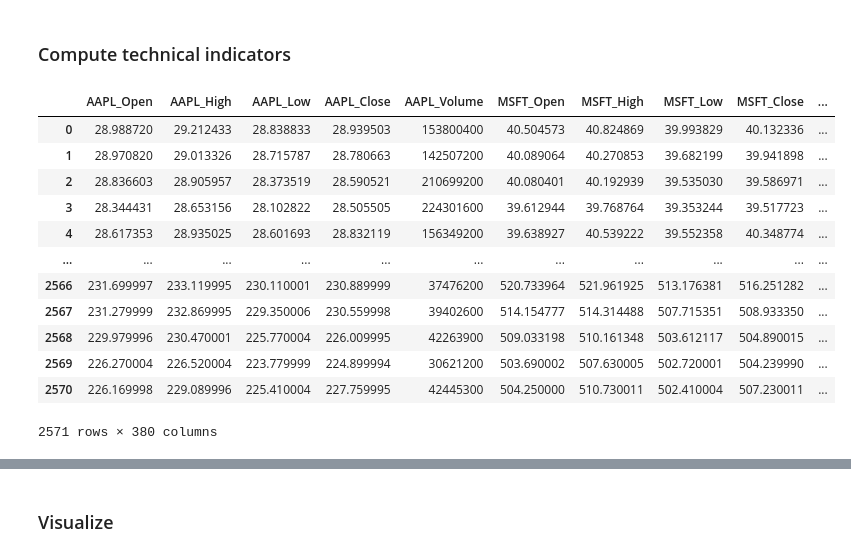
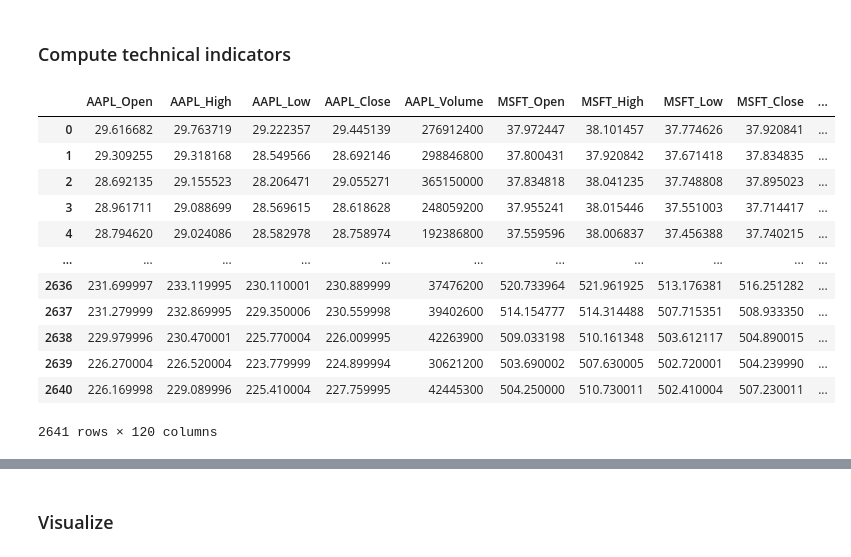
Before and after one commit to brien60/Stock-LSTM, a Jupyter notebook: lstm.ipynb, the cells around one changed output, grey strips where cells are left out. Saved outputs shown, nothing was run; the diff lists cells and outputs as text; code cells hidden in the pictures.

```diff
--- a/lstm.ipynb
+++ b/lstm.ipynb
@@ -23,21 +23,21 @@ from ta.trend import EMAIndicator, MACD
 from ta.volatility import AverageTrueRange
 
 import yfinance as yf
-
+from torch.utils.tensorboard import SummaryWriter
 
 config = {
     "yfinance": {
         "symbol": "AAPL",
-        "symbols":  [
-            "AAPL", "MSFT", "GOOG", "AMZN", "META", "NVDA",
-            "QCOM", "INTC", "AMD", "TSLA", "SONY", "SPY",
-            "XLK", "CRM", "ORCL", "ADBE", "IBM", "TXN", "AMAT"
+        "symbols": [
+            "AAPL", "MSFT", "GOOG", "AMZN",
+            "META", "NVDA", "SPY", "XLK",
+            "TSLA", "CRM", "ADBE", "QCOM"
         ],
         "period": "10y",
         "interval": "1d",
     },
     "data": {
-        "window_size": 20, # use information from past 20 days to predict
+        "window_size": 90,
         "train_split_size": 0.70,
         "val_split_size": 0.15,
         "test_split_size": 0.15,
@@ -53,16 +53,15 @@ config = {
         "color_pred_test": "#FF4136",
     },
     "model": {
-        "input_size": 21,
-        "num_lstm_layers": 3,
+        "num_lstm_layers": 2,
         "lstm_size": 64, # hidden state dimensionality
         "dropout": 0.3,
     },
     "training": {
         "device": "cuda" if torch.cuda.is_available() else "cpu",
-        "batch_size": 64,
+        "batch_size": 128,
         "num_epoch": 100,
-        "learning_rate": 1e-3,
+        "learning_rate": 5e-4,
         "weight_decay": 1e-2,
         "scheduler_step_size": 40,
     }
@@ -72,7 +71,7 @@ data_list = []
 
 for symbol in config["yfinance"]["symbols"]:
     ticker = yf.Ticker(symbol)
-    df = ticker.history(start="2015-01-01", auto_adjust=True, actions=False)
+    df = ticker.history(start="2015-01-01", interval=config["yfinance"]["interval"], auto_adjust=True, actions=False)
     df = df.add_prefix(f"{symbol}_")
     data_list.append(df)
 
@@ -121,46 +120,49 @@ df
 # %%
 all_indicators = []
 
 for symbol in config["yfinance"]["symbols"]:
     df_ind = pd.DataFrame(index=combined_df.index)
     close = combined_df[f"{symbol}_Close"]
+    high = combined_df[f"{symbol}_High"]
+    low = combined_df[f"{symbol}_Low"]
+    volume = combined_df[f"{symbol}_Volume"]
 
-    df_ind[f"{symbol}_SMA_10"] = close.rolling(window=10).mean()
-    df_ind[f"{symbol}_EMA_20"] = EMAIndicator(close, window=20).ema_indicator()
+    # Price-based indicators
+    df_ind[f"{symbol}_Return"] = close.pct_change() # daily returns
 
+    # Momentum indicators
     macd = MACD(close)
     df_ind[f"{symbol}_MACD_diff"] = macd.macd_diff()
-
     df_ind[f"{symbol}_RSI_14"] = RSIIndicator(close, window=14).rsi()
 
-    df_ind[f"{symbol}_ATR_14"] = AverageTrueRange(
-        high=combined_df[f"{symbol}_High"],
-        low=combined_df[f"{symbol}_Low"],
-        close=combined_df[f"{symbol}_Close"],
-        window=14).average_true_range()
+    # Volatility
+    df_ind[f"{symbol}_ATR_14"] = AverageTrueRange(high, low, close, window=14).average_true_range()
+
+    # Volume
+    df_ind[f"{symbol}_Volume"] = volume
 
     all_indicators.append(df_ind)
 
 # Concatenate all indicator columns at once
 indicators_df = pd.concat(all_indicators, axis=1)
 combined_df = pd.concat([combined_df, indicators_df], axis=1)
 
 combined_df = combined_df.iloc[35:].reset_index(drop=True)
 combined_df
 # %% [output]
 |  | AAPL_Open | AAPL_High | AAPL_Low | AAPL_Close | AAPL_Volume | MSFT_Open | MSFT_High | MSFT_Low | MSFT_Close | ... |
-| 0 | 28.988720 | 29.212433 | 28.838833 | 28.939503 | 153800400 | 40.504573 | 40.824869 | 39.993829 | 40.132336 | ... |
-| 1 | 28.970820 | 29.013326 | 28.715787 | 28.780663 | 142507200 | 40.089064 | 40.270853 | 39.682199 | 39.941898 | ... |
-| 2 | 28.836603 | 28.905957 | 28.373519 | 28.590521 | 210699200 | 40.080401 | 40.192939 | 39.535030 | 39.586971 | ... |
-| 3 | 28.344431 | 28.653156 | 28.102822 | 28.505505 | 224301600 | 39.612944 | 39.768764 | 39.353244 | 39.517723 | ... |
-| 4 | 28.617353 | 28.935025 | 28.601693 | 28.832119 | 156349200 | 39.638927 | 40.539222 | 39.552358 | 40.348774 | ... |
+| 0 | 29.616682 | 29.763719 | 29.222357 | 29.445139 | 276912400 | 37.972447 | 38.101457 | 37.774626 | 37.920841 | ... |
+| 1 | 29.309255 | 29.318168 | 28.549566 | 28.692146 | 298846800 | 37.800431 | 37.920842 | 37.671418 | 37.834835 | ... |
+| 2 | 28.692135 | 29.155523 | 28.206471 | 29.055271 | 365150000 | 37.834818 | 38.041235 | 37.748808 | 37.895023 | ... |
+| 3 | 28.961711 | 29.088699 | 28.569615 | 28.618628 | 248059200 | 37.955241 | 38.015446 | 37.551003 | 37.714417 | ... |
+| 4 | 28.794620 | 29.024086 | 28.582978 | 28.758974 | 192386800 | 37.559596 | 38.006837 | 37.456388 | 37.740215 | ... |
 | ... | ... | ... | ... | ... | ... | ... | ... | ... | ... | ... |
-| 2566 | 231.699997 | 233.119995 | 230.110001 | 230.889999 | 37476200 | 520.733964 | 521.961925 | 513.176381 | 516.251282 | ... |
-| 2567 | 231.279999 | 232.869995 | 229.350006 | 230.559998 | 39402600 | 514.154777 | 514.314488 | 507.715351 | 508.933350 | ... |
-| 2568 | 229.979996 | 230.470001 | 225.770004 | 226.009995 | 42263900 | 509.033198 | 510.161348 | 503.612117 | 504.890015 | ... |
-| 2569 | 226.270004 | 226.520004 | 223.779999 | 224.899994 | 30621200 | 503.690002 | 507.630005 | 502.720001 | 504.239990 | ... |
-| 2570 | 226.169998 | 229.089996 | 225.410004 | 227.759995 | 42445300 | 504.250000 | 510.730011 | 502.410004 | 507.230011 | ... |
+| 2636 | 231.699997 | 233.119995 | 230.110001 | 230.889999 | 37476200 | 520.733964 | 521.961925 | 513.176381 | 516.251282 | ... |
+| 2637 | 231.279999 | 232.869995 | 229.350006 | 230.559998 | 39402600 | 514.154777 | 514.314488 | 507.715351 | 508.933350 | ... |
+| 2638 | 229.979996 | 230.470001 | 225.770004 | 226.009995 | 42263900 | 509.033198 | 510.161348 | 503.612117 | 504.890015 | ... |
+| 2639 | 226.270004 | 226.520004 | 223.779999 | 224.899994 | 30621200 | 503.690002 | 507.630005 | 502.720001 | 504.239990 | ... |
+| 2640 | 226.169998 | 229.089996 | 225.410004 | 227.759995 | 42445300 | 504.250000 | 510.730011 | 502.410004 | 507.230011 | ... |
-2571 rows × 380 columns
+2641 rows × 120 columns
 # %%
 data_dates = df["Date"].tolist()
 num_data_points = len(df)
```
Also changed, not shown: parts of 13 cells of this notebook, 3 other files.
